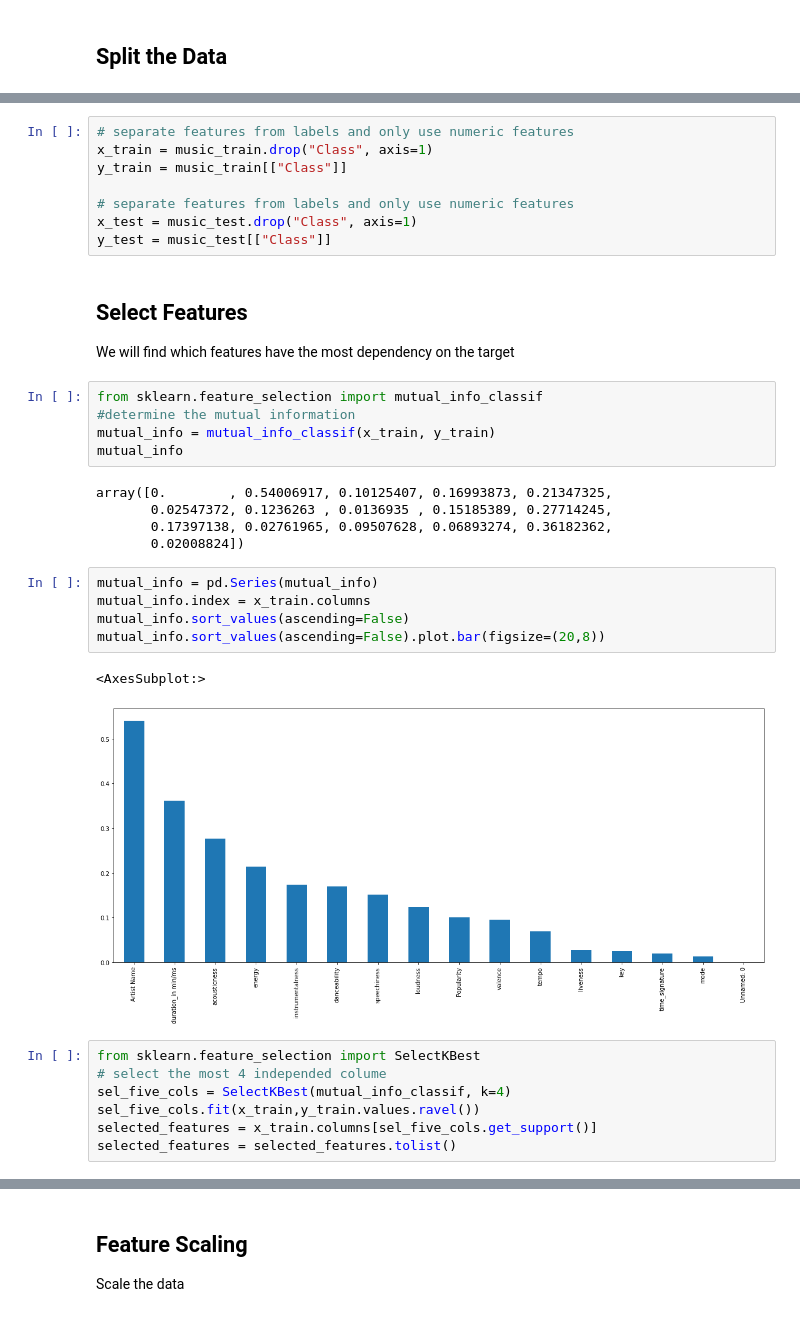
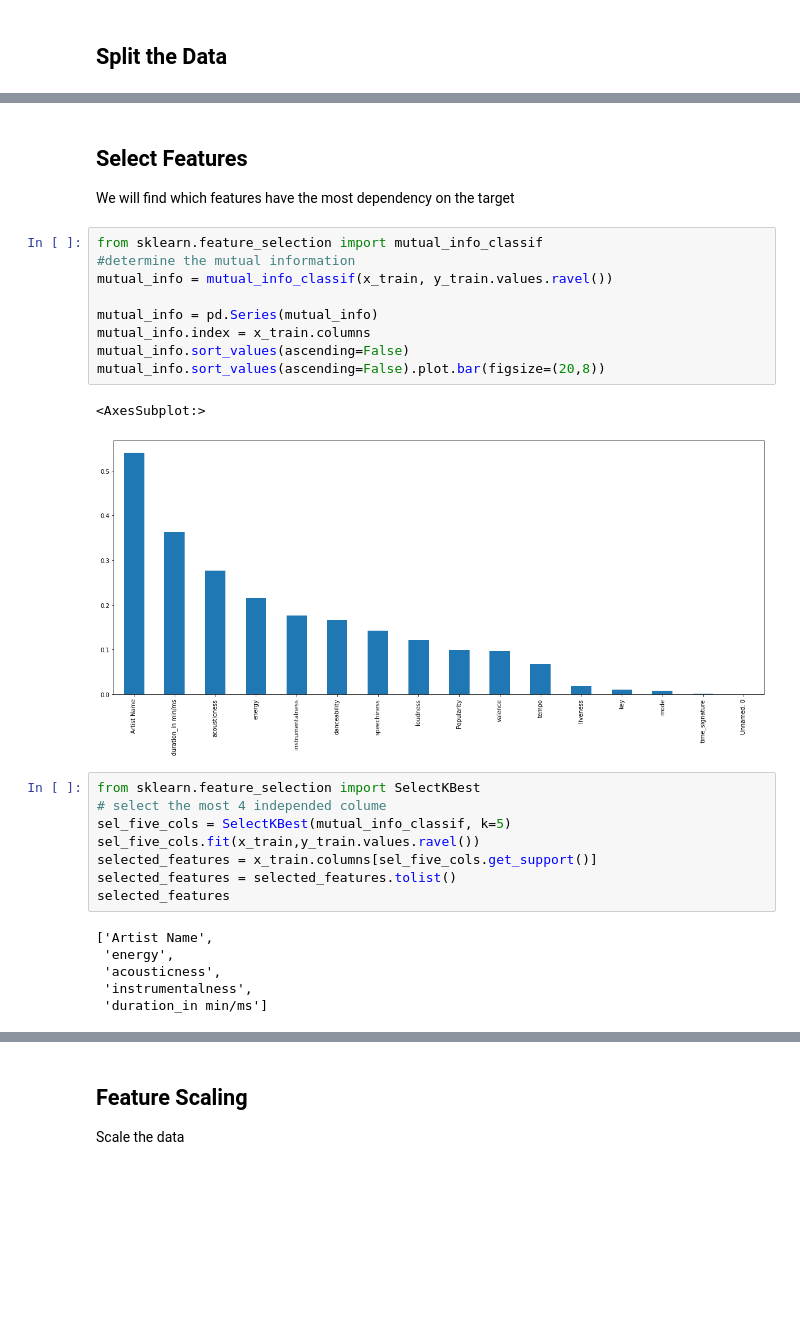
Before and after one commit to rawanalqarni/Music_Dataset, a Jupyter notebook: Samah/ML_RandomForest.ipynb, the cells around one changed output, grey strips where cells are left out. Cells and saved outputs as stored; diff of their text form; blank space fills up the shorter version.

```diff
--- a/Samah/ML_RandomForest.ipynb
+++ b/Samah/ML_RandomForest.ipynb
@@ -90,36 +99,29 @@ music_train, music_test = train_test_split(music_df, train_size=0.7, random_stat
-# %%
-# separate features from labels and only use numeric features
-x_train = music_train.drop("Class", axis=1)
-y_train = music_train[["Class"]]
-
-# separate features from labels and only use numeric features
-x_test = music_test.drop("Class", axis=1)
-y_test = music_test[["Class"]]
 # %% [markdown]
 ## Select Features
 We will find which features have the most dependency on the target
 # %%
 from sklearn.feature_selection import mutual_info_classif
 #determine the mutual information
-mutual_info = mutual_info_classif(x_train, y_train)
-mutual_info
+mutual_info = mutual_info_classif(x_train, y_train.values.ravel())
+
+mutual_info = pd.Series(mutual_info)
+mutual_info.index = x_train.columns
+mutual_info.sort_values(ascending=False)
+mutual_info.sort_values(ascending=False).plot.bar(figsize=(20,8))
 # %% [output]
-array([0.        , 0.54006917, 0.10125407, 0.16993873, 0.21347325,
-       0.02547372, 0.1236263 , 0.0136935 , 0.15185389, 0.27714245,
-       0.17397138, 0.02761965, 0.09507628, 0.06893274, 0.36182362,
-       0.02008824])
+<AxesSubplot:>
+[figure, added]
-# %%
-mutual_info = pd.Series(mutual_info)
-mutual_info.index = x_train.columns
-mutual_info.sort_values(ascending=False)
-mutual_info.sort_values(ascending=False).plot.bar(figsize=(20,8))
-# %% [output]
-<AxesSubplot:>
-[figure, removed]
 # %%
 from sklearn.feature_selection import SelectKBest
 # select the most 4 independed colume
-sel_five_cols = SelectKBest(mutual_info_classif, k=4)
+sel_five_cols = SelectKBest(mutual_info_classif, k=5)
 sel_five_cols.fit(x_train,y_train.values.ravel())
 selected_features = x_train.columns[sel_five_cols.get_support()]
 selected_features = selected_features.tolist()
+selected_features
+# %% [output]
+['Artist Name',
+ 'energy',
+ 'acousticness',
+ 'instrumentalness',
+ 'duration_in min/ms']
```
Also changed, not shown: parts of 11 cells of this notebook, 1 other file.
